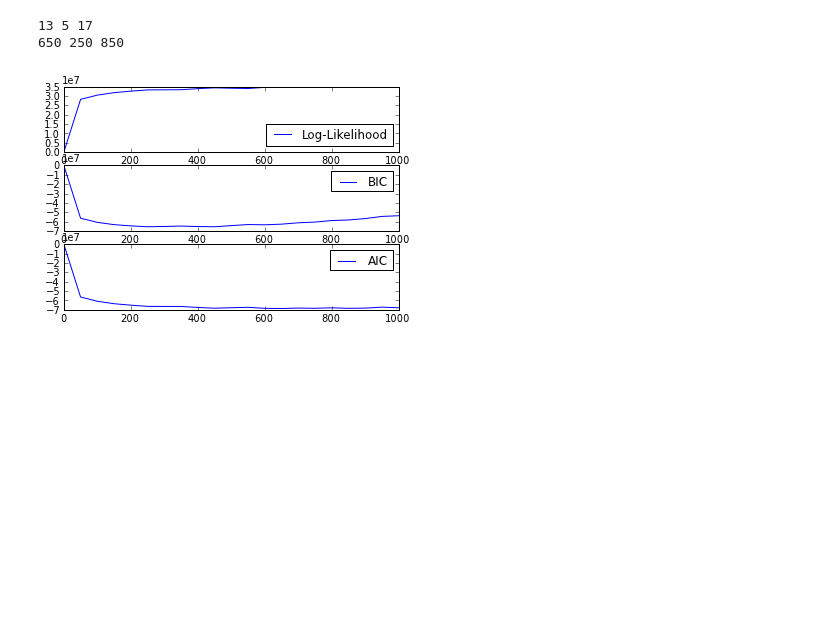
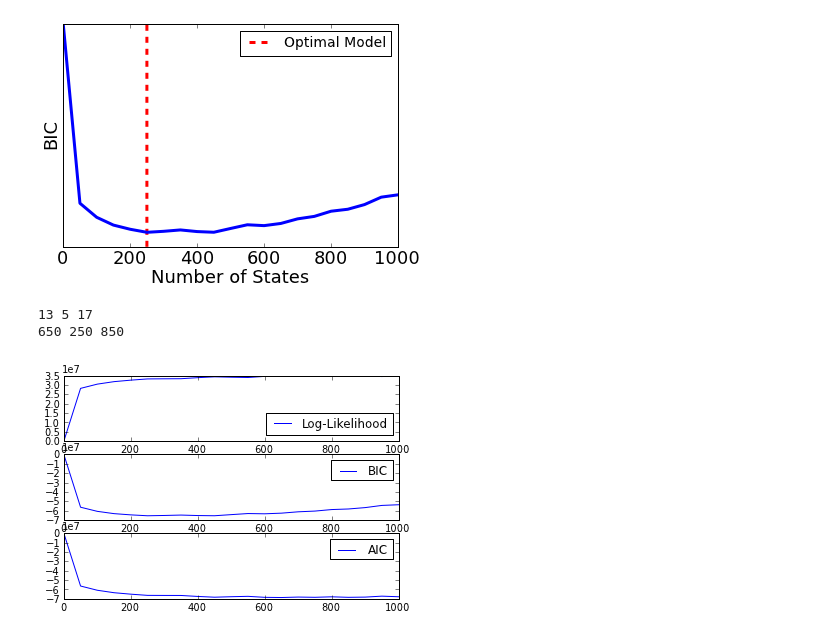
Before and after one commit to rmcgibbo/opt-k, a Jupyter notebook: muller/likelihoods.ipynb, the cells around one changed output. Drawn from its saved outputs; the diff is of its cells as text; code cells hidden in the pictures; blank space fills up the shorter version.

```diff
--- a/muller/likelihoods.ipynb
+++ b/muller/likelihoods.ipynb
@@ -13 +23,13 @@ plot(ks, likes)
+# %%
+bic = -2 * likes + ks**2 * np.log(1E7)
+aic = -2 * likes + 2 * ks**2
+plot(ks, bic, lw=3)
+xlabel('Number of States')
+ylabel('BIC')
+yticks([])
+vlines(250, ylim()[0], ylim()[1], color='red', lw=3, linestyle='dashed', label='Optimal Model')
+l=legend(prop={ 'size' : 14 })
+savefig('bic_opt.pdf')
+# %% [output]
+[figure, added]
 # %%
```
Also changed, not shown: parts of 5 cells of this notebook, 5 other files.
